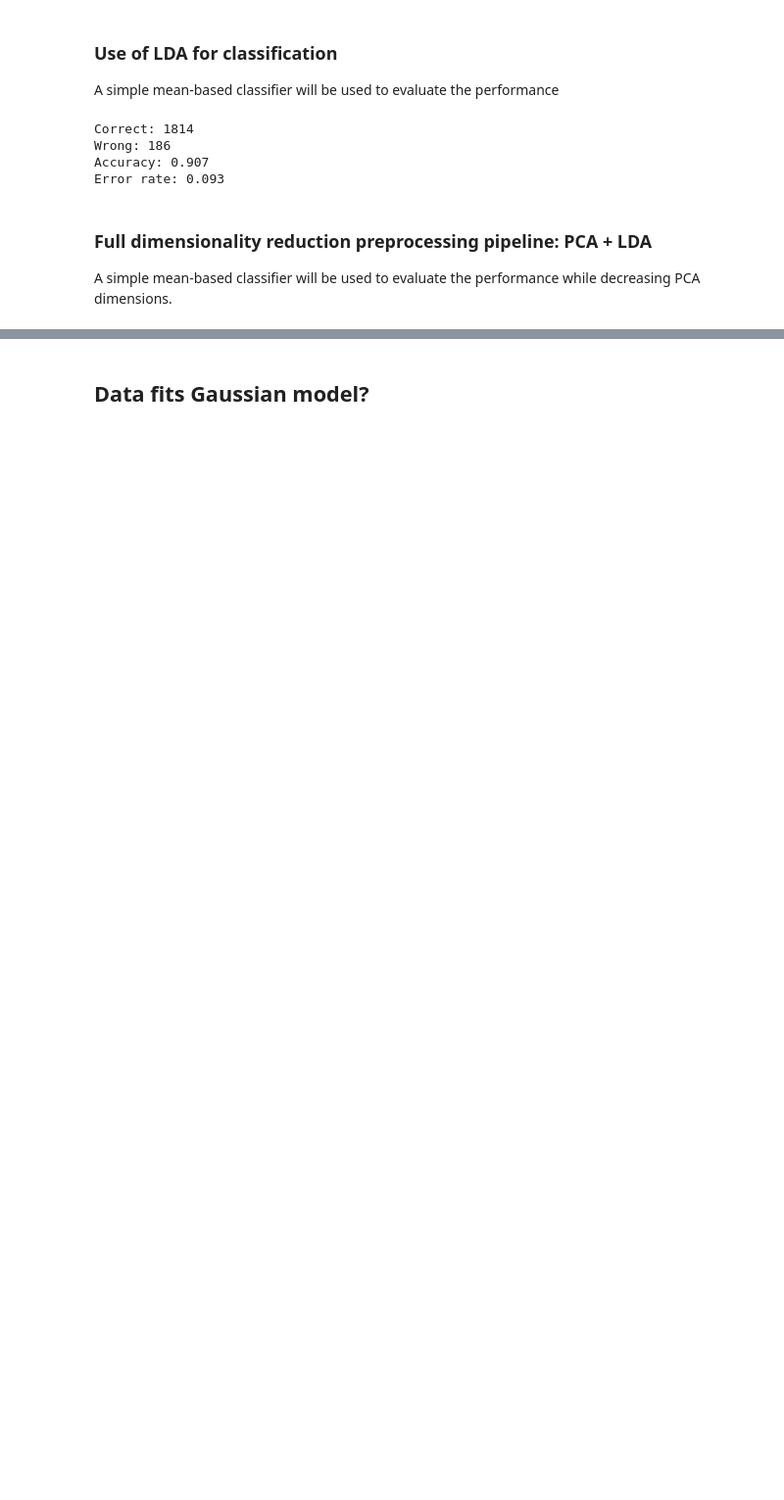
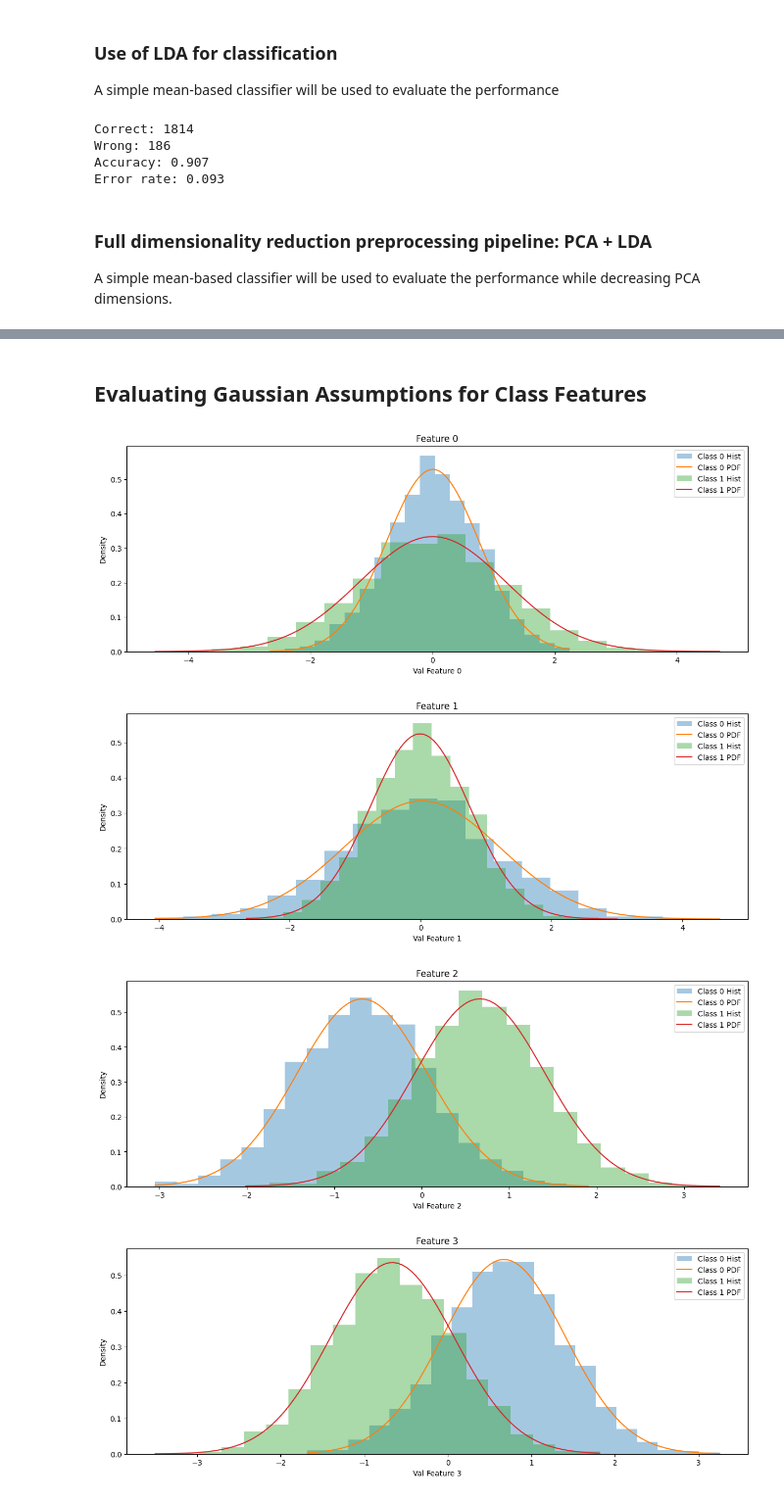
Before and after one commit to mat-riboni/fingerprint-spoofing-detection, a Jupyter notebook: project.ipynb, the cells around one changed output, grey strips where cells are left out. Shown at 98% size. Cells and saved outputs as stored; diff of their text form; code cells hidden in the pictures; blank space fills up the shorter version.

Commit message:
Gaussian fittin results

```diff
--- a/project.ipynb
+++ b/project.ipynb
@@ -123,36 +123,38 @@ Accuracy: 0.9065
 Error rate: 0.0935
 --------------
 # %% [markdown]
-## Data fits Gaussian model?
+## Evaluating Gaussian Assumptions for Class Features
 # %%
-classes = [0, 1, 2]
+from gaussians import logpdf_GAU_ND
+
+classes = [0, 1]
 n_features = D.shape[0]
 
 for i in range(n_features):
     plt.figure()
     plt.title(f"Feature {i}")
 
     for cls in classes:
-        # 1. Isola la feature i-esima per la classe corrente
         row_data = D[i, L == cls]
 
-        # 2. Calcola i parametri ML (Media e Varianza)
         mu_ml = np.mean(row_data)
         var_ml = np.var(row_data)
-        # La tua logpdf_GAU_ND si aspetta C come matrice
+
         C_ml = np.array([[var_ml]])
 
-        # 3. Crea i punti per il plot della Gaussiana
         x_axis = np.linspace(row_data.min(), row_data.max(), 100)
-        # x_axis deve essere (1, 100) per la tua funzione
         res_log_pdf = logpdf_GAU_ND(x_axis.reshape(1, -1), np.array([mu_ml]), C_ml)
         y_axis = np.exp(res_log_pdf)
 
-        # 4. Plot dell'istogramma e della PDF
         plt.hist(row_data, bins=20, density=True, alpha=0.4, label=f"Class {cls} Hist")
         plt.plot(x_axis, y_axis, label=f"Class {cls} PDF")
 
-    plt.xlabel(f"Valore Feature {i}")
-    plt.ylabel("Densità")
+    plt.xlabel(f"Val Feature {i}")
+    plt.ylabel("Density")
     plt.legend()
     plt.show()
+# %% [output]
+[figure, added]
+[figure, added]
+[figure, added]
+[figure, added]
```
Also changed, not shown: parts of 2 cells of this notebook.
